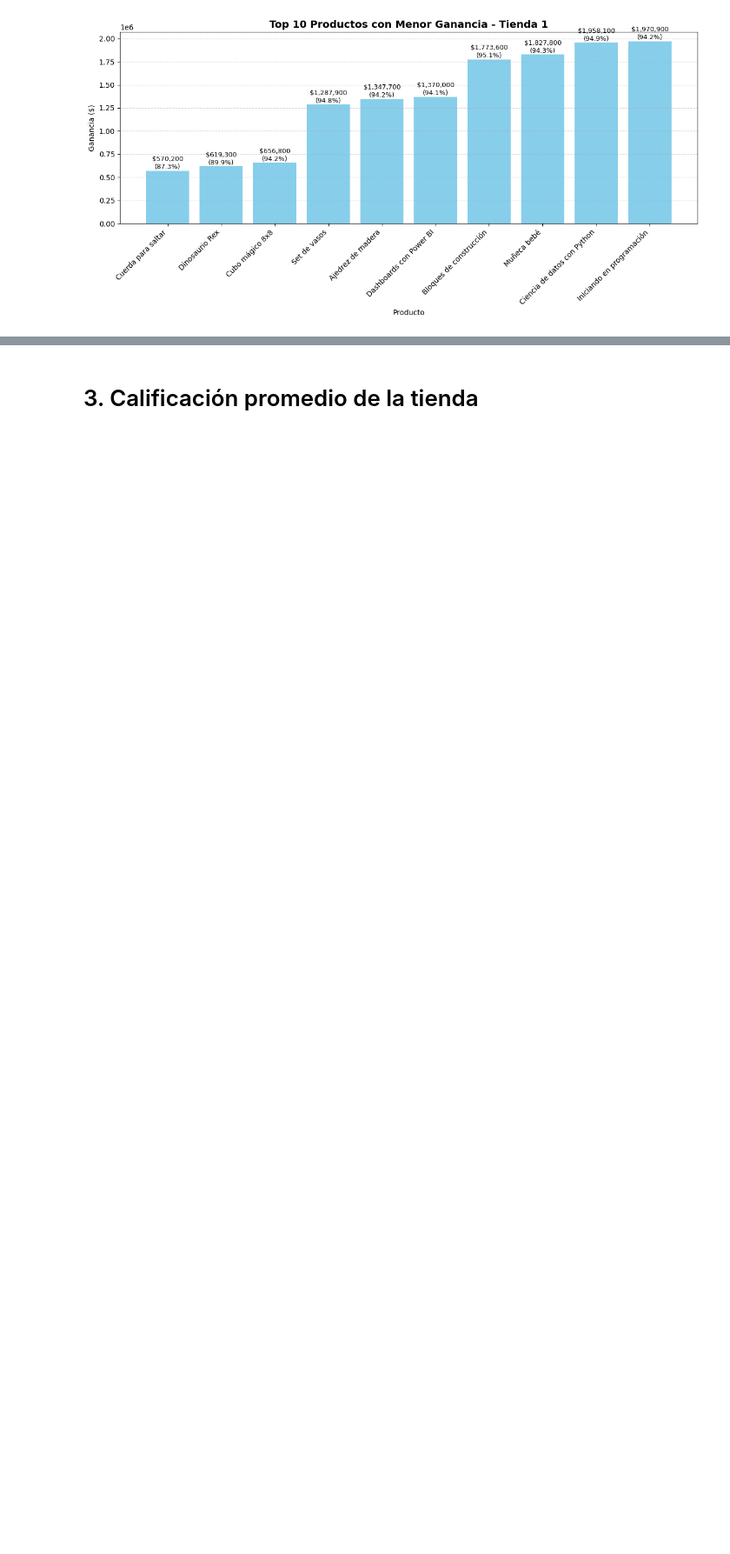
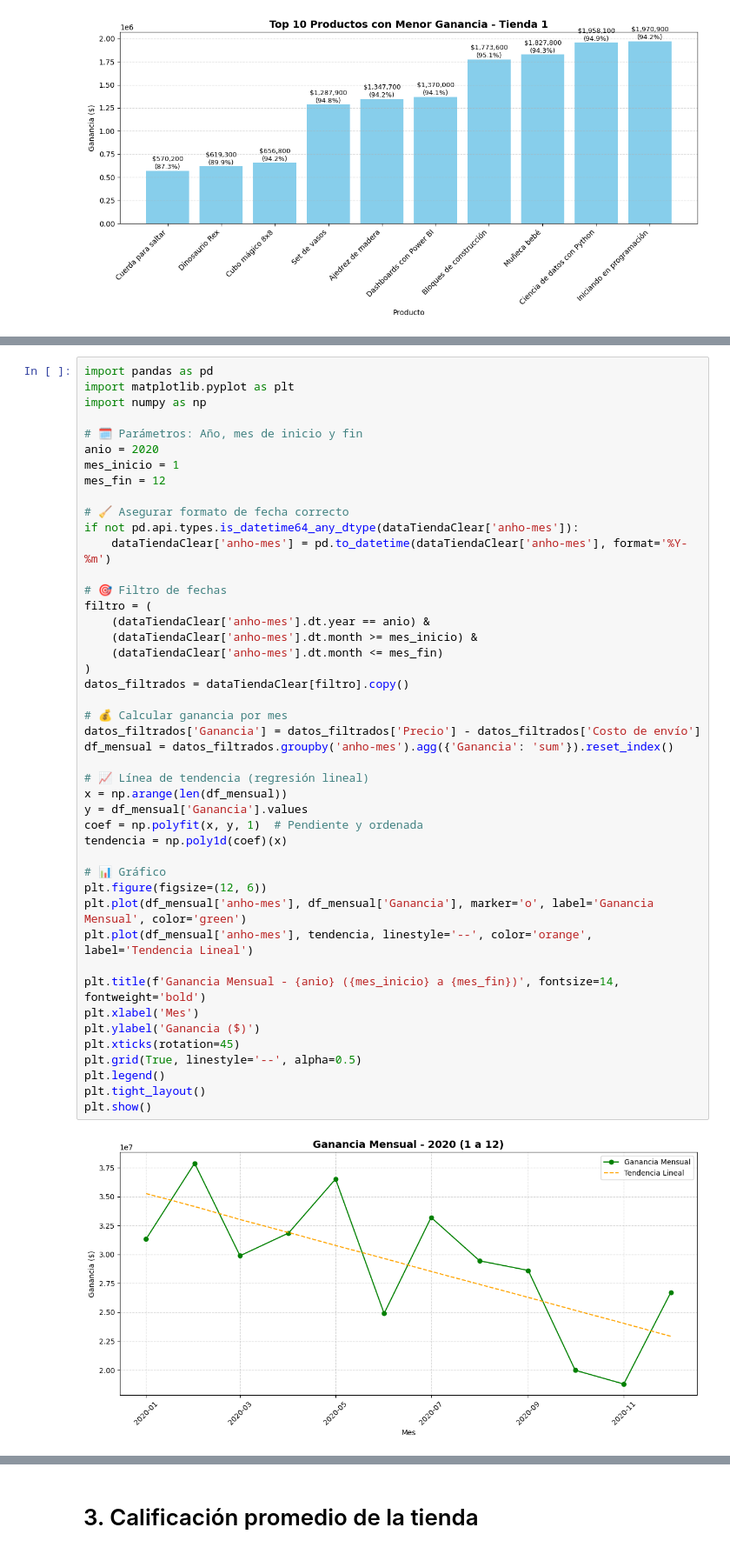
Before and after one commit to educhile1/challenge_datascience1-ONE, a Jupyter notebook: AluraStoreLatam.ipynb, the cells around one changed output, grey strips where cells are left out. Shown at 87% size. Cells and saved outputs as stored; diff of their text form; blank space fills up the shorter version.

```diff
--- a/AluraStoreLatam.ipynb
+++ b/AluraStoreLatam.ipynb
@@ -593,3 +614,50 @@ graficar_rentabilidad(bottom_10, f"Top 10 Productos con Menor Ganancia - {titulo
+# %%
+import pandas as pd
+import matplotlib.pyplot as plt
+import numpy as np
+
+# 🗓️ Parámetros: Año, mes de inicio y fin
+anio = 2020
+mes_inicio = 1
+mes_fin = 12
+
+# 🧹 Asegurar formato de fecha correcto
+if not pd.api.types.is_datetime64_any_dtype(dataTiendaClear['anho-mes']):
+    dataTiendaClear['anho-mes'] = pd.to_datetime(dataTiendaClear['anho-mes'], format='%Y-%m')
+
+# 🎯 Filtro de fechas
+filtro = (
+    (dataTiendaClear['anho-mes'].dt.year == anio) &
+    (dataTiendaClear['anho-mes'].dt.month >= mes_inicio) &
+    (dataTiendaClear['anho-mes'].dt.month <= mes_fin)
+)
+datos_filtrados = dataTiendaClear[filtro].copy()
+
+# 💰 Calcular ganancia por mes
+datos_filtrados['Ganancia'] = datos_filtrados['Precio'] - datos_filtrados['Costo de envío']
+df_mensual = datos_filtrados.groupby('anho-mes').agg({'Ganancia': 'sum'}).reset_index()
+
+# 📈 Línea de tendencia (regresión lineal)
+x = np.arange(len(df_mensual))
+y = df_mensual['Ganancia'].values
+coef = np.polyfit(x, y, 1)  # Pendiente y ordenada
+tendencia = np.poly1d(coef)(x)
+
+# 📊 Gráfico
+plt.figure(figsize=(12, 6))
+plt.plot(df_mensual['anho-mes'], df_mensual['Ganancia'], marker='o', label='Ganancia Mensual', color='green')
+plt.plot(df_mensual['anho-mes'], tendencia, linestyle='--', color='orange', label='Tendencia Lineal')
+
+plt.title(f'Ganancia Mensual - {anio} ({mes_inicio} a {mes_fin})', fontsize=14, fontweight='bold')
+plt.xlabel('Mes')
+plt.ylabel('Ganancia ($)')
+plt.xticks(rotation=45)
+plt.grid(True, linestyle='--', alpha=0.5)
+plt.legend()
+plt.tight_layout()
+plt.show()
+# %% [output]
+[figure, added]
 # %%
 #TIENDA 2 por CATEGORIAS
 
```
Also changed, not shown: parts of 4 cells of this notebook.
